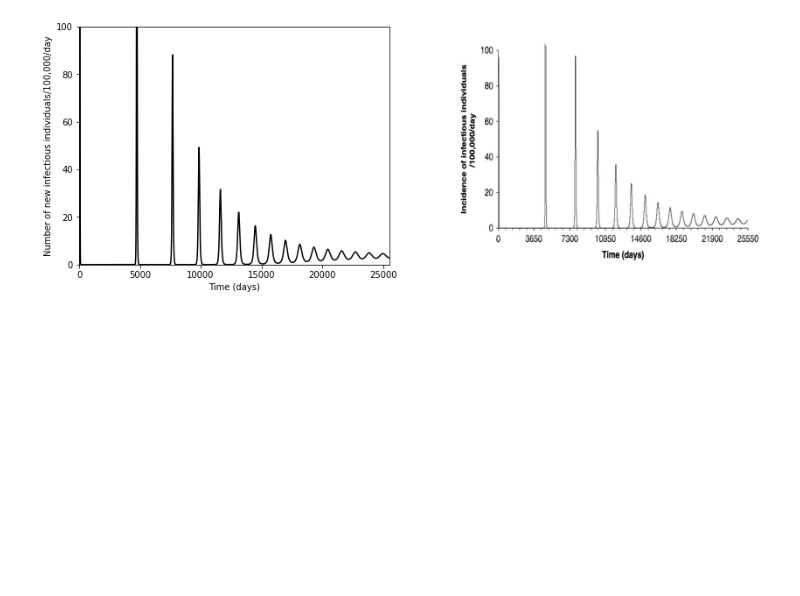
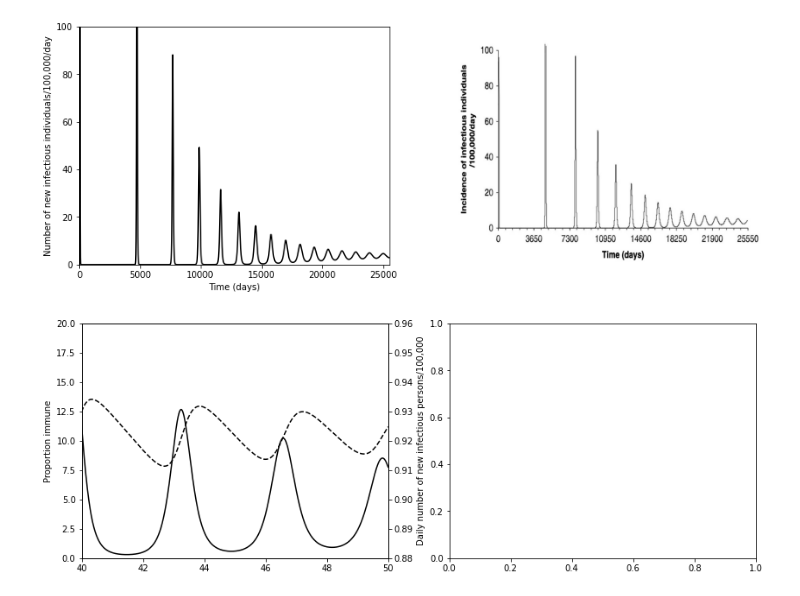
Before and after one commit to monash-emu/summer-vynnycky-white-validation, a Jupyter notebook: text_figures/chapter_4_fig_4_17.ipynb, the cells around one changed output. Cells and saved outputs as stored; diff of their text form; code cells hidden in the pictures; blank space fills up the shorter version.

```diff
--- a/text_figures/chapter_4_fig_4_17.ipynb
+++ b/text_figures/chapter_4_fig_4_17.ipynb
@@ -67,8 +67,6 @@ seir_demog_model.request_output_for_flow(
     name="incidence",
     flow_name="progression",
 )
-# %%
-seir_demog_model.run()
 # %%
 outputs = seir_demog_model.get_outputs_df()
 fig, (left_ax, right_ax) = plt.subplots(1, 2, figsize=(14, 5))
@@ -82,3 +80,8 @@ right_ax.axis("off")
 right_ax.imshow(image, aspect="auto");
 # %% [output]
 [figure]
+# %%
+derived_outputs = seir_demog_model.get_derived_outputs_df()
+derived_outputs.index = derived_outputs.index / 365.
+# %%
+output_props = outputs / population
@@ -84,0 +90,24 @@ right_ax.imshow(image, aspect="auto");
+# %%
+
+fig, (left_ax, right_ax) = plt.subplots(1, 2, figsize=(14, 5))
+
+left_ax.plot(
+    derived_outputs.index,
+    derived_outputs["incidence"],
+    color="k",
+)
+left_ax.set_xlim(40., 50.)
+left_ax.set_ylim(0., 20.)
+left_ax.set_ylabel("Proportion immune")
+
+twin_ax = left_ax.twinx()
+twin_ax.plot(
+    output_props.index,
+    output_props["Immune"],
+    color="k",
+    linestyle="--",
+)
+twin_ax.set_ylabel("Daily number of new infectious persons/100,000")
+twin_ax.set_ylim(0.88, 0.96);
+# %% [output]
+[figure, added]
```
Also changed, not shown: parts of 1 cell of this notebook.
